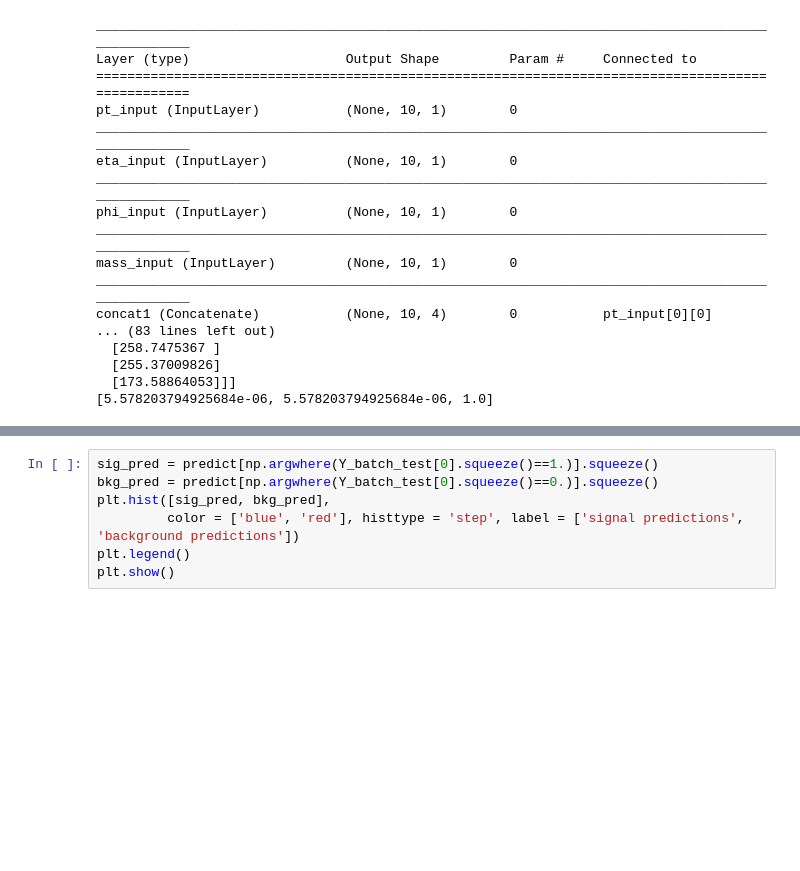
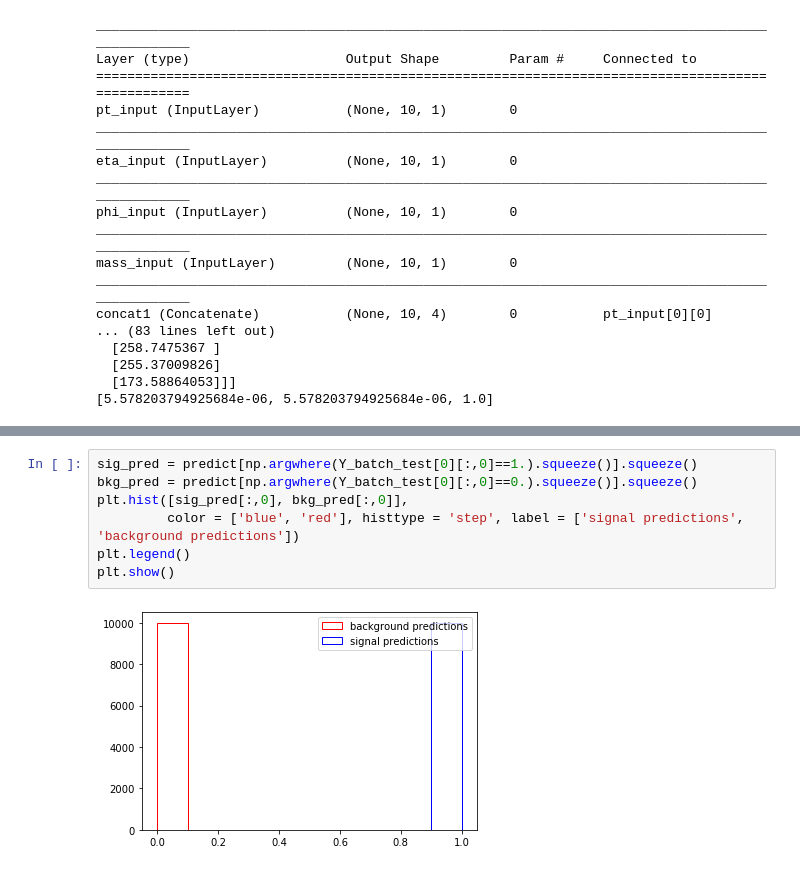
Before and after one commit to mdmorris/XAICoffea, a Jupyter notebook: ToyModel/CNN_1D.ipynb, the cells around one changed output, grey strips where cells are left out. Cells and saved outputs as stored; diff of their text form; blank space fills up the shorter version.

```diff
--- a/ToyModel/CNN_1D.ipynb
+++ b/ToyModel/CNN_1D.ipynb
@@ -268,7 +268,9 @@ ValueError: multilabel-indicator format is not supported
 # %%
-sig_pred = predict[np.argwhere(Y_batch_test[0].squeeze()==1.)].squeeze()
-bkg_pred = predict[np.argwhere(Y_batch_test[0].squeeze()==0.)].squeeze()
-plt.hist([sig_pred, bkg_pred],
+sig_pred = predict[np.argwhere(Y_batch_test[0][:,0]==1.).squeeze()].squeeze()
+bkg_pred = predict[np.argwhere(Y_batch_test[0][:,0]==0.).squeeze()].squeeze()
+plt.hist([sig_pred[:,0], bkg_pred[:,0]],
          color = ['blue', 'red'], histtype = 'step', label = ['signal predictions', 'background predictions'])
 plt.legend()
 plt.show()
+# %% [output]
+[figure, added]
```
Also changed, not shown: parts of 1 cell of this notebook.
